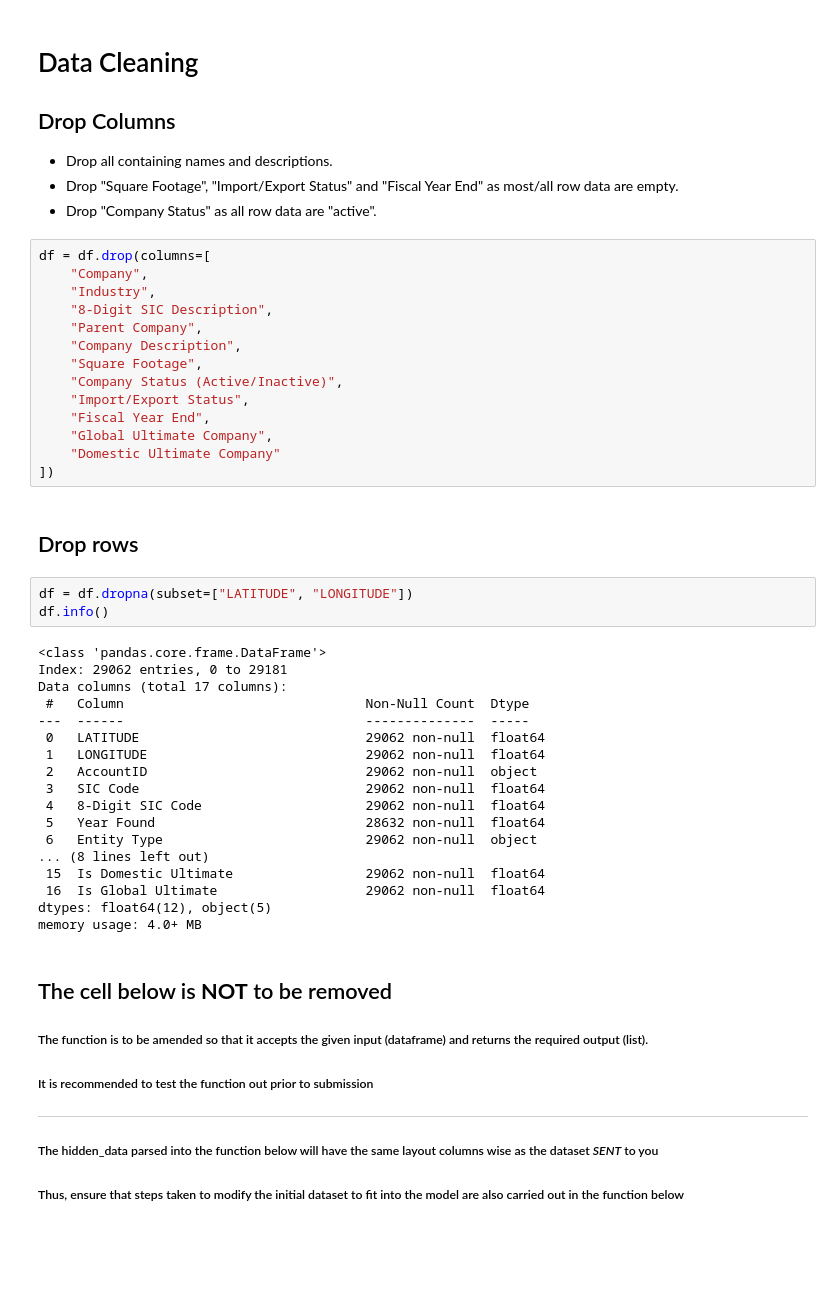
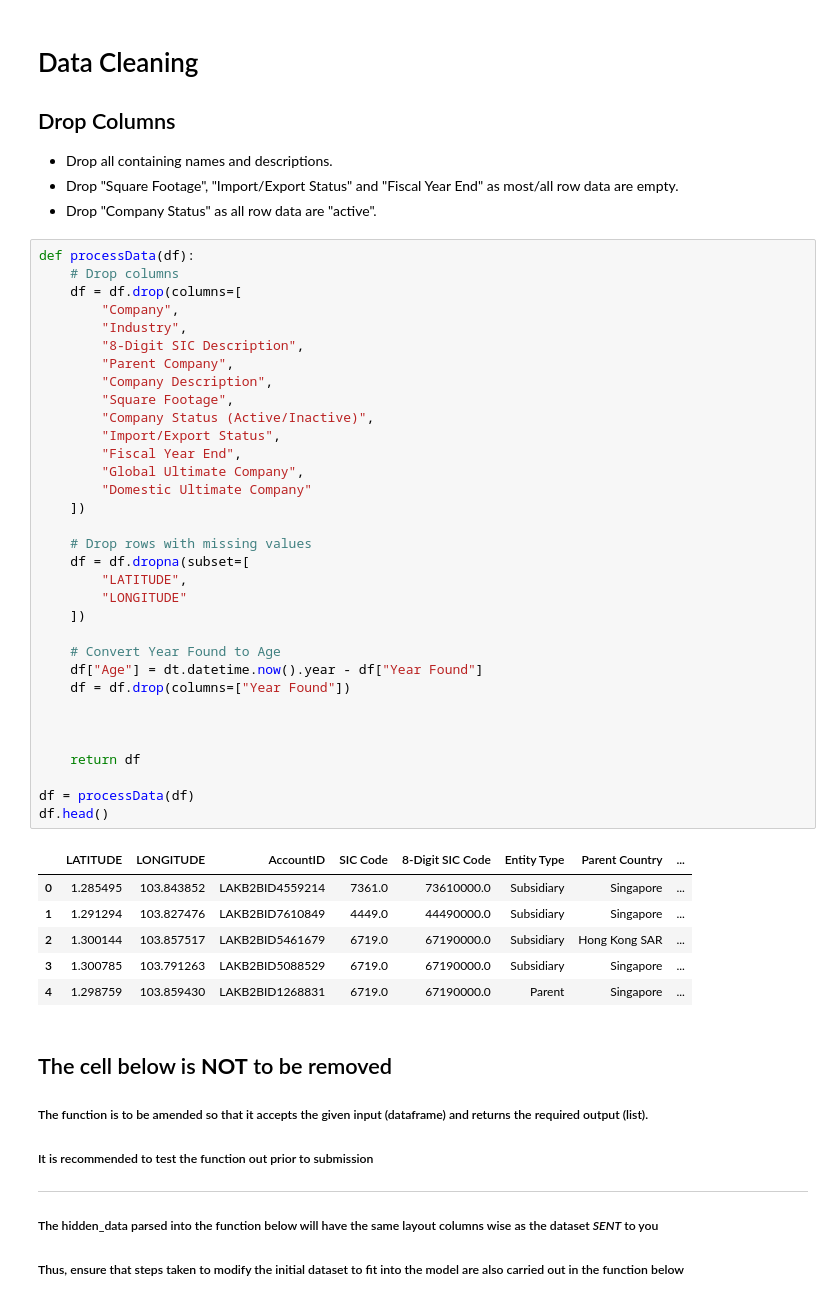
Before and after one commit to Johnwz123/nus-sds-datathon, a Jupyter notebook: NUS_DATATHON_CHAMPION_NUS113.ipynb, the cells around one changed output. Drawn from its saved outputs; the diff is of its cells as text; blank space fills up the shorter version.

Commit message:
Update Data Cleaning and Exploratory Data Analysis

```diff
--- a/NUS_DATATHON_CHAMPION_NUS113.ipynb
+++ b/NUS_DATATHON_CHAMPION_NUS113.ipynb
@@ -137,43 +144,45 @@ dtype: int64
 most/all row data are empty.
 - Drop "Company Status" as all row data are "active".
 # %%
-df = df.drop(columns=[
-    "Company",
-    "Industry",
-    "8-Digit SIC Description",
-    "Parent Company",
-    "Company Description",
-    "Square Footage",
-    "Company Status (Active/Inactive)",
-    "Import/Export Status",
-    "Fiscal Year End",
-    "Global Ultimate Company",
-    "Domestic Ultimate Company"
-])
+def processData(df):
+    # Drop columns
+    df = df.drop(columns=[
+        "Company",
+        "Industry",
+        "8-Digit SIC Description",
+        "Parent Company",
+        "Company Description",
+        "Square Footage",
+        "Company Status (Active/Inactive)",
+        "Import/Export Status",
+        "Fiscal Year End",
+        "Global Ultimate Company",
+        "Domestic Ultimate Company"
+    ])
+
+    # Drop rows with missing values
+    df = df.dropna(subset=[
+        "LATITUDE",
+        "LONGITUDE"
+    ])
+
+    # Convert Year Found to Age
+    df["Age"] = dt.datetime.now().year - df["Year Found"]
+    df = df.drop(columns=["Year Found"])
+
+
+
+    return df
+
+df = processData(df)
+df.head()
+# %% [output]
+|  | LATITUDE | LONGITUDE | AccountID | SIC Code | 8-Digit SIC Code | Entity Type | Parent Country | ... |
+| 0 | 1.285495 | 103.843852 | LAKB2BID4559214 | 7361.0 | 73610000.0 | Subsidiary | Singapore | ... |
+| 1 | 1.291294 | 103.827476 | LAKB2BID7610849 | 4449.0 | 44490000.0 | Subsidiary | Singapore | ... |
+| 2 | 1.300144 | 103.857517 | LAKB2BID5461679 | 6719.0 | 67190000.0 | Subsidiary | Hong Kong SAR | ... |
+| 3 | 1.300785 | 103.791263 | LAKB2BID5088529 | 6719.0 | 67190000.0 | Subsidiary | Singapore | ... |
+| 4 | 1.298759 | 103.859430 | LAKB2BID1268831 | 6719.0 | 67190000.0 | Parent | Singapore | ... |
-# %% [markdown]
-
-## Drop rows
-# %%
-df = df.dropna(subset=["LATITUDE", "LONGITUDE"])
-df.info()
-# %% [output]
-<class 'pandas.core.frame.DataFrame'>
-Index: 29062 entries, 0 to 29181
-Data columns (total 17 columns):
- #   Column                               Non-Null Count  Dtype
----  ------                               --------------  -----
- 0   LATITUDE                             29062 non-null  float64
- 1   LONGITUDE                            29062 non-null  float64
- 2   AccountID                            29062 non-null  object
- 3   SIC Code                             29062 non-null  float64
- 4   8-Digit SIC Code                     29062 non-null  float64
- 5   Year Found                           28632 non-null  float64
- 6   Entity Type                          29062 non-null  object
-... (8 lines left out)
- 15  Is Domestic Ultimate                 29062 non-null  float64
- 16  Is Global Ultimate                   29062 non-null  float64
-dtypes: float64(12), object(5)
-memory usage: 4.0+ MB
 # %% [markdown]
 
 ## The cell below is **NOT** to be removed
```
Also changed, not shown: parts of 3 cells of this notebook.
